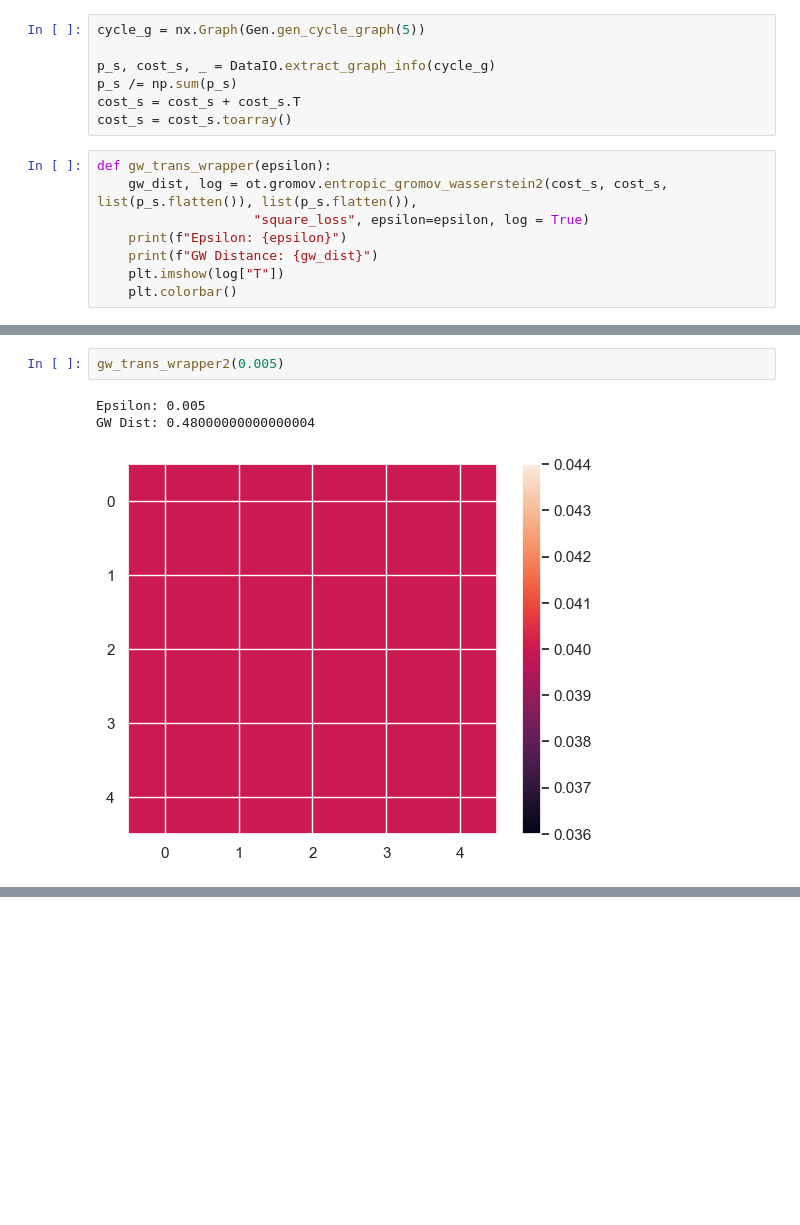
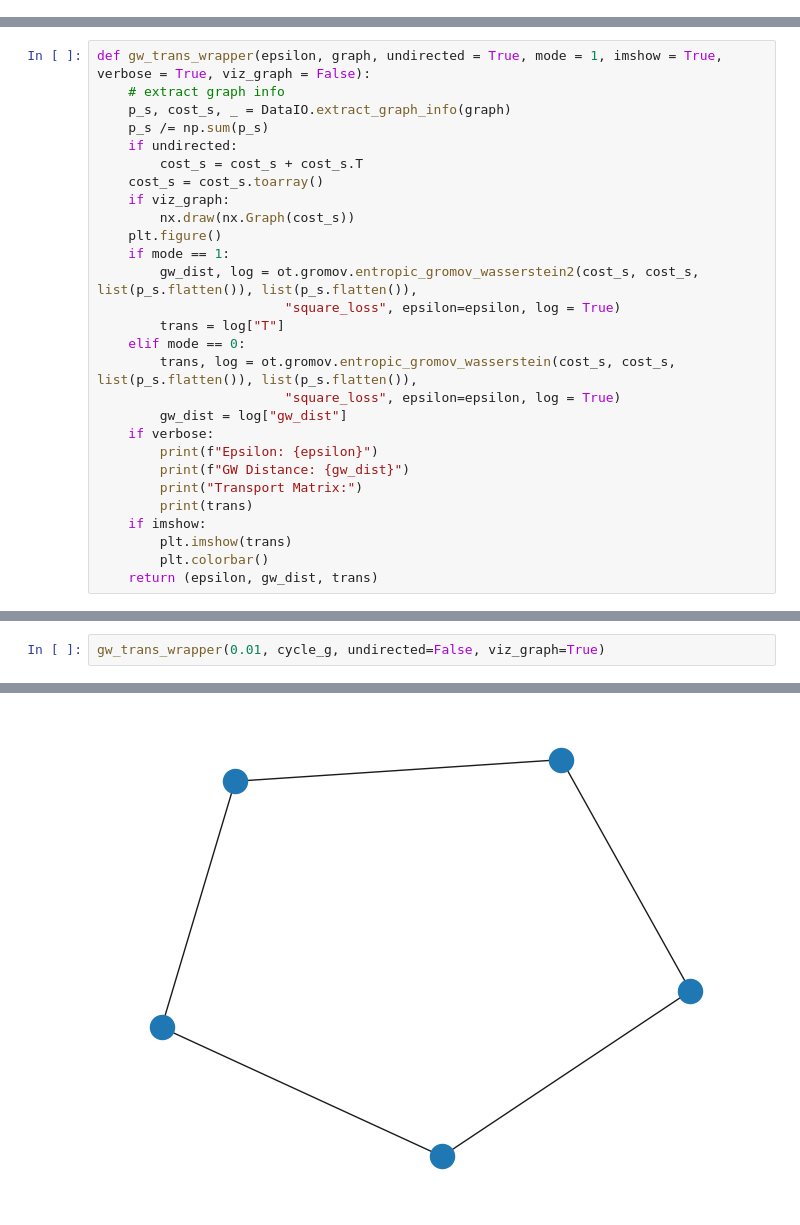
Before and after one commit to KataTech/Relational-Factorization-Model, a Jupyter notebook: notebooks/pot_gw.ipynb, the cells around one changed output, grey strips where cells are left out. Cells and saved outputs as stored; diff of their text form; blank space fills up the shorter version.

```diff
--- a/notebooks/pot_gw.ipynb
+++ b/notebooks/pot_gw.ipynb
@@ -20,15 +22,0 @@ sns.set()
-# %%
-cycle_g = nx.Graph(Gen.gen_cycle_graph(5))
-
-p_s, cost_s, _ = DataIO.extract_graph_info(cycle_g)
-p_s /= np.sum(p_s)
-cost_s = cost_s + cost_s.T
-cost_s = cost_s.toarray()
-# %%
-def gw_trans_wrapper(epsilon):
-    gw_dist, log = ot.gromov.entropic_gromov_wasserstein2(cost_s, cost_s, list(p_s.flatten()), list(p_s.flatten()),
-                    "square_loss", epsilon=epsilon, log = True)
-    print(f"Epsilon: {epsilon}")
-    print(f"GW Distance: {gw_dist}")
-    plt.imshow(log["T"])
-    plt.colorbar()
@@ -41 +36,29 @@ GW Distance: 0.48000000000000004
+# %%
+def gw_trans_wrapper(epsilon, graph, undirected = True, mode = 1, imshow = True, verbose = True, viz_graph = False):
+    # extract graph info
+    p_s, cost_s, _ = DataIO.extract_graph_info(graph)
+    p_s /= np.sum(p_s)
+    if undirected:
+        cost_s = cost_s + cost_s.T
+    cost_s = cost_s.toarray()
+    if viz_graph:
+        nx.draw(nx.Graph(cost_s))
+    plt.figure()
+    if mode == 1:
+        gw_dist, log = ot.gromov.entropic_gromov_wasserstein2(cost_s, cost_s, list(p_s.flatten()), list(p_s.flatten()),
+                        "square_loss", epsilon=epsilon, log = True)
+        trans = log["T"]
+    elif mode == 0:
+        trans, log = ot.gromov.entropic_gromov_wasserstein(cost_s, cost_s, list(p_s.flatten()), list(p_s.flatten()),
+                        "square_loss", epsilon=epsilon, log = True)
+        gw_dist = log["gw_dist"]
+    if verbose:
+        print(f"Epsilon: {epsilon}")
+        print(f"GW Distance: {gw_dist}")
+        print("Transport Matrix:")
+        print(trans)
+    if imshow:
+        plt.imshow(trans)
+        plt.colorbar()
+    return (epsilon, gw_dist, trans)
 # %%
@@ -79,6 +83,3 @@ GW Dist: 0.48000000000000004
-# %%
-gw_trans_wrapper2(0.005)
-# %% [output]
-Epsilon: 0.005
-GW Dist: 0.48000000000000004
-[figure, removed]
+# %%
+gw_trans_wrapper(0.01, cycle_g, undirected=False, viz_graph=True)
+# %% [output]
@@ -84,0 +111 @@ GW Dist: 0.48000000000000004
+[figure, added]
```
Also changed, not shown: parts of 14 cells of this notebook, 2 other files.
